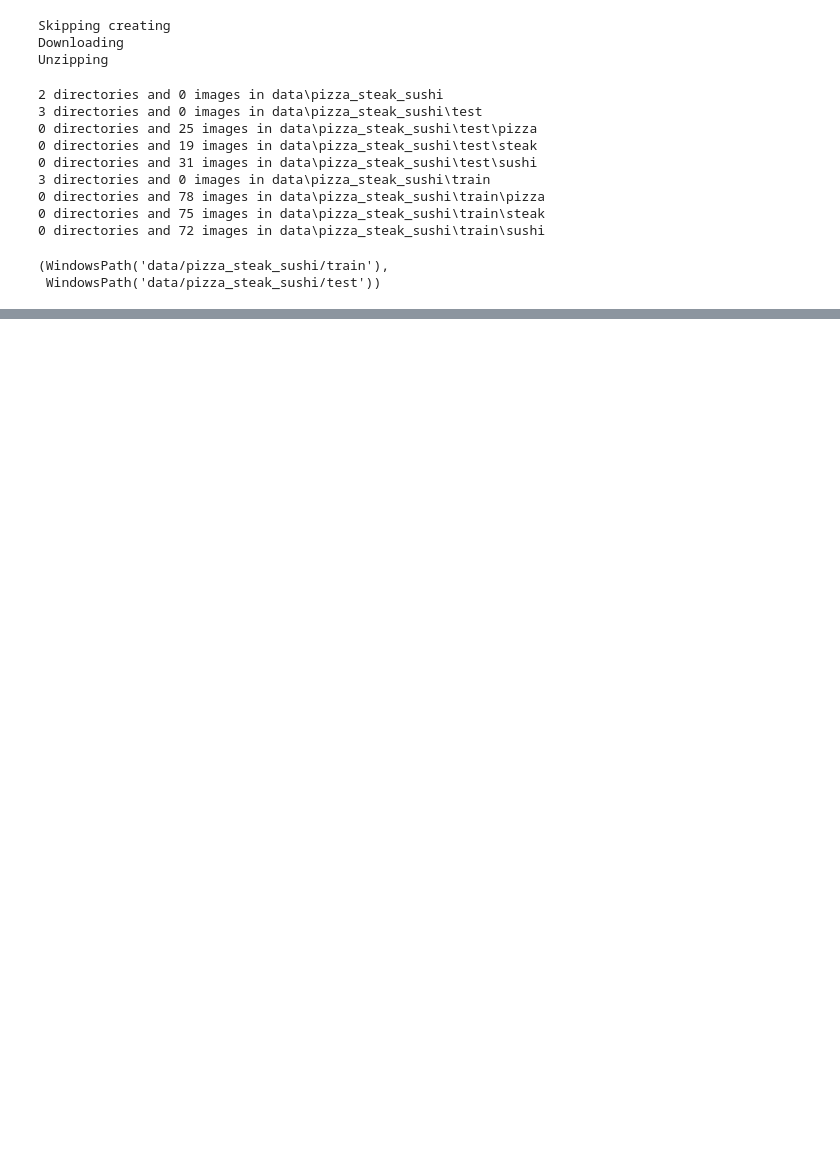
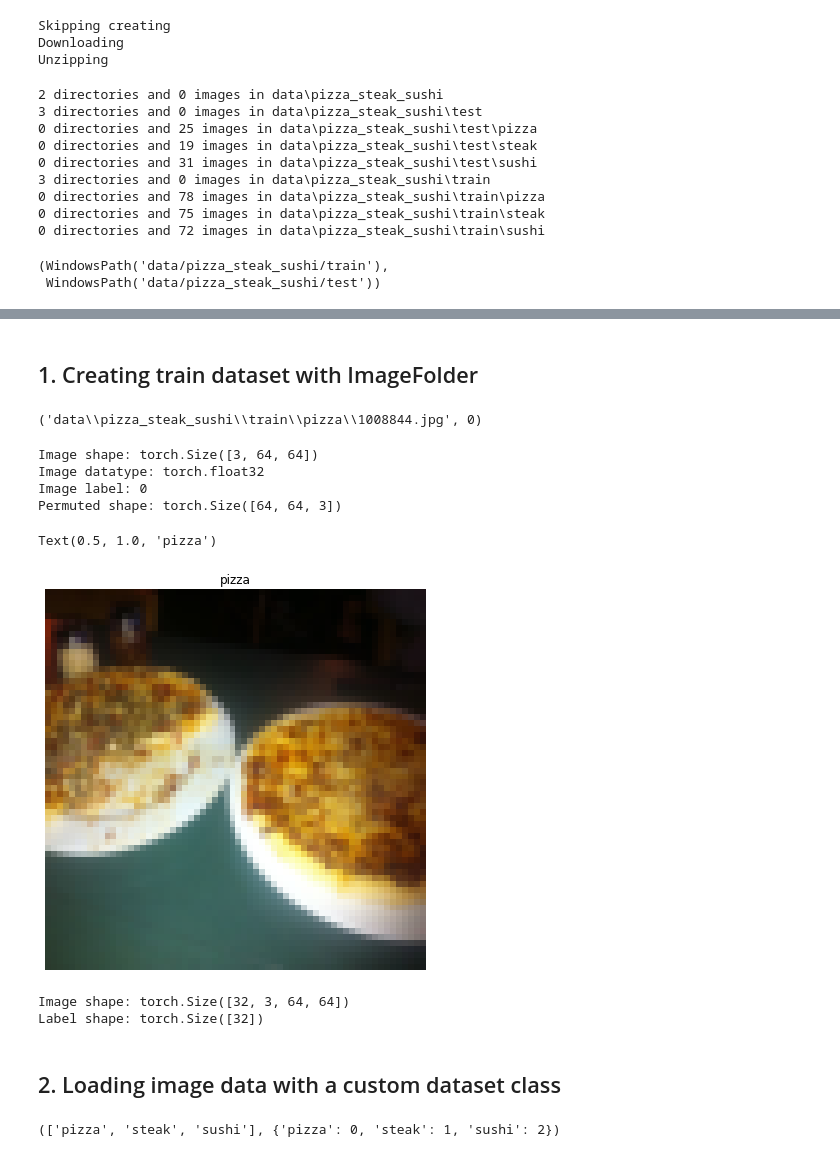
Before and after one commit to yusufbekYuldashev/PytorchForDL, a Jupyter notebook: 04_pytorch_custom_datasets.ipynb, the cells around one changed output, grey strips where cells are left out. Cells and saved outputs as stored; diff of their text form; code cells hidden in the pictures; blank space fills up the shorter version.

Commit message:
creating custom dataset

```diff
--- a/04_pytorch_custom_datasets.ipynb
+++ b/04_pytorch_custom_datasets.ipynb
@@ -126 +126,59 @@ plot_transformed_images(image_path_list, data_transform, n=3, seed=42)
 [figure]
+# %% [markdown]
+## 1. Creating train dataset with ImageFolder
+# %%
+from torchvision import datasets
+train_data = datasets.ImageFolder(root=train_dir,
+                                 transform=data_transform,
+                                 target_transform=None)
+
+test_data = datasets.ImageFolder(root=test_dir,
+                                transform=data_transform,
+                                target_transform=None)
+
+class_names = train_data.classes
+class_dict = train_data.class_to_idx
+train_data.samples[0]
+# %% [output]
+('data\\pizza_steak_sushi\\train\\pizza\\1008844.jpg', 0)
+# %%
+img, label = train_data[0][0], train_data[0][1]
+print(f"Image shape: {img.shape}")
+print(f"Image datatype: {img.dtype}")
+print(f"Image label: {label}")
+
+img_permute = img.permute(1, 2, 0)
+print(f"Permuted shape: {img_permute.shape}")
+
+plt.figure(figsize=(10, 7))
+plt.imshow(img_permute)
+plt.axis('off')
+plt.title(class_names[label])
+# %% [output]
+Image shape: torch.Size([3, 64, 64])
+Image datatype: torch.float32
+Image label: 0
+Permuted shape: torch.Size([64, 64, 3])
+Text(0.5, 1.0, 'pizza')
+[figure, added]
+# %%
+from torch.utils.data import DataLoader
+BATCH_SIZE = 32
+
+train_dataloader = DataLoader(dataset=train_data,
+                              batch_size=BATCH_SIZE,
+                              num_workers=os.cpu_count(),
+                              shuffle=True)
+test_dataloader = DataLoader(dataset=test_data,
+                             batch_size=BATCH_SIZE,
+                             num_workers=1,
+                             shuffle=False)
+
+img, label = next(iter(train_dataloader))
+print(f"Image shape: {img.shape}")
+print(f"Label shape: {label.shape}")
+# %% [output]
+Image shape: torch.Size([32, 3, 64, 64])
+Label shape: torch.Size([32])
+# %% [markdown]
+## 2. Loading image data with a custom dataset class
@@ -126,0 +191,13 @@ plot_transformed_images(image_path_list, data_transform, n=3, seed=42)
+# %%
+def find_classes(directory)->Tuple[List[str], Dict[str, int]]:
+    """Finds classes and maps them to numbers and returns them"""
+    classes = sorted(entry.name for entry in os.scandir(directory) if entry.is_dir())
+    if not classes:
+        raise FileNotFoundError(f"Could not find any classes")
+    class_to_idx = {class_name:i for i, class_name in enumerate(classes)}
+
+    return classes, class_to_idx
+
+find_classes(train_dir)
+# %% [output]
+(['pizza', 'steak', 'sushi'], {'pizza': 0, 'steak': 1, 'sushi': 2})
```
Also changed, not shown: parts of 11 cells of this notebook.
